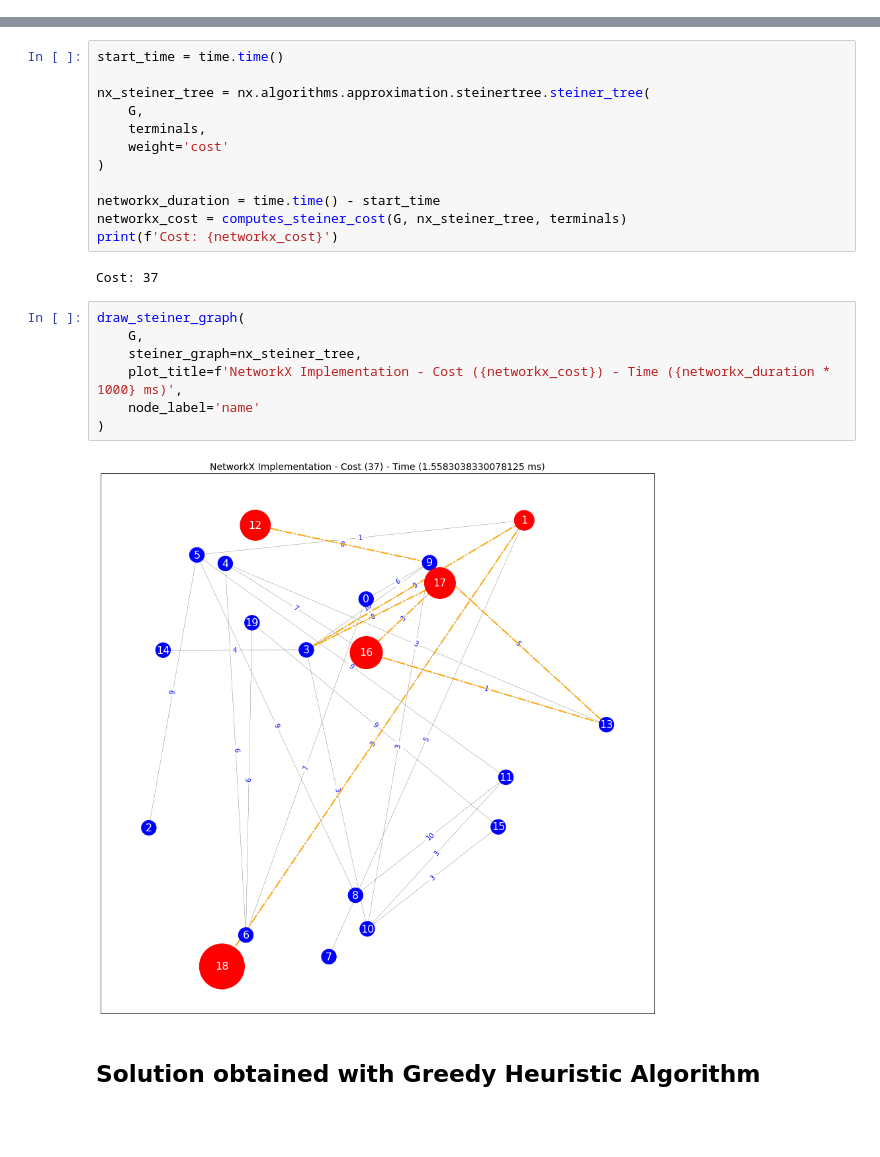
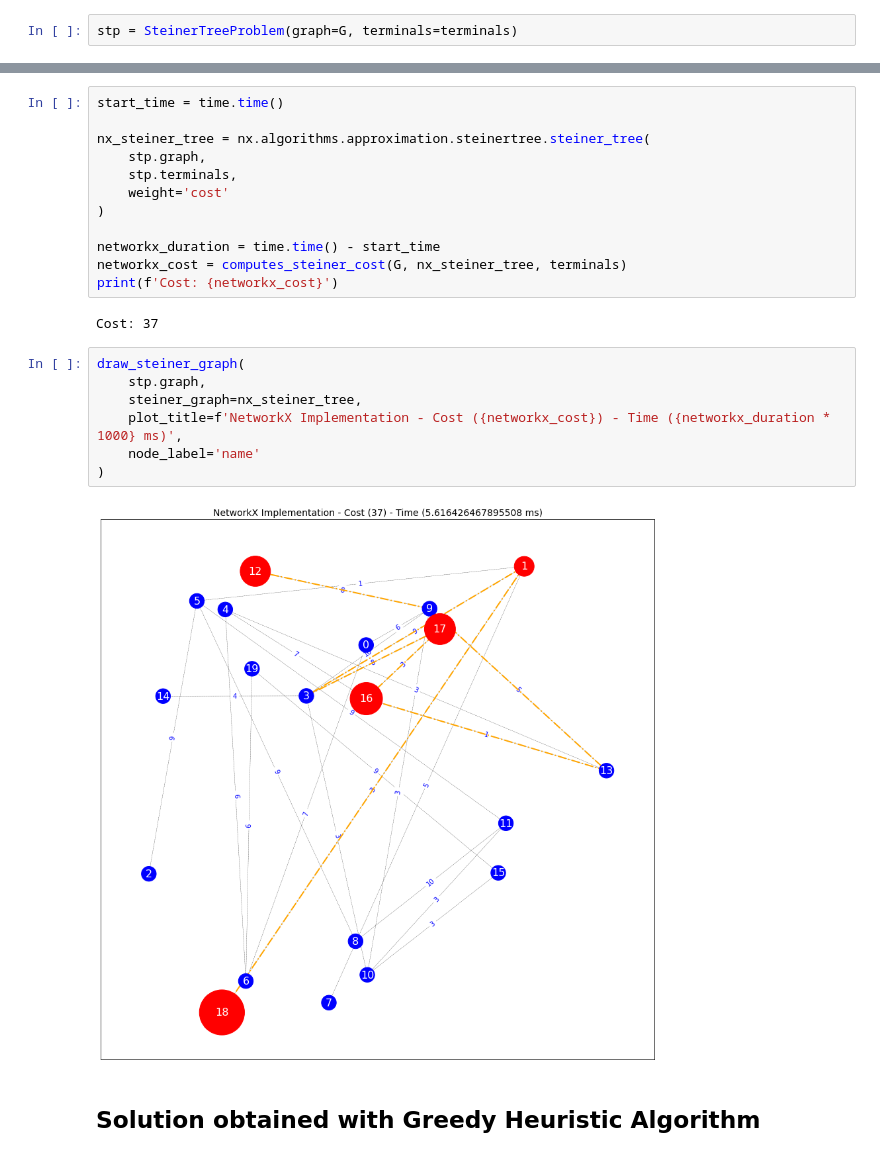
Before and after one commit to viniciusdsmello/prize-collecting-steiner-tree, a Jupyter notebook: notebooks/experiments_greedy_h1.ipynb, the cells around one changed output, grey strips where cells are left out. Saved outputs shown, nothing was run; the diff lists cells and outputs as text; blank space fills up the shorter version.

```diff
--- a/notebooks/experiments_greedy_h1.ipynb
+++ b/notebooks/experiments_greedy_h1.ipynb
@@ -45,3 +43,5 @@ stp = stp_reader.parser(filename='../data/instances/C01-A.stp')
+# %%
+stp = SteinerTreeProblem(graph=G, terminals=terminals)
 # %%
 from pcstp.solver.base import computes_steiner_cost
 # %% [markdown]
@@ -50,8 +50,8 @@ from pcstp.solver.base import computes_steiner_cost
 start_time = time.time()
 
 nx_steiner_tree = nx.algorithms.approximation.steinertree.steiner_tree(
-    G,
-    terminals,
+    stp.graph,
+    stp.terminals,
     weight='cost'
 )
 
@@ -62,13 +62,13 @@ print(f'Cost: {networkx_cost}')
 Cost: 37
 # %%
 draw_steiner_graph(
-    G,
+    stp.graph,
     steiner_graph=nx_steiner_tree,
     plot_title=f'NetworkX Implementation - Cost ({networkx_cost}) - Time ({networkx_duration * 1000} ms)',
     node_label='name'
 )
 # %% [output]
-[figure, old version]
+[figure, new version]
 # %% [markdown]
 ## Solution obtained with Greedy Heuristic Algorithm
 # %%
```
Also changed, not shown: parts of 5 cells of this notebook, 1 other file.
